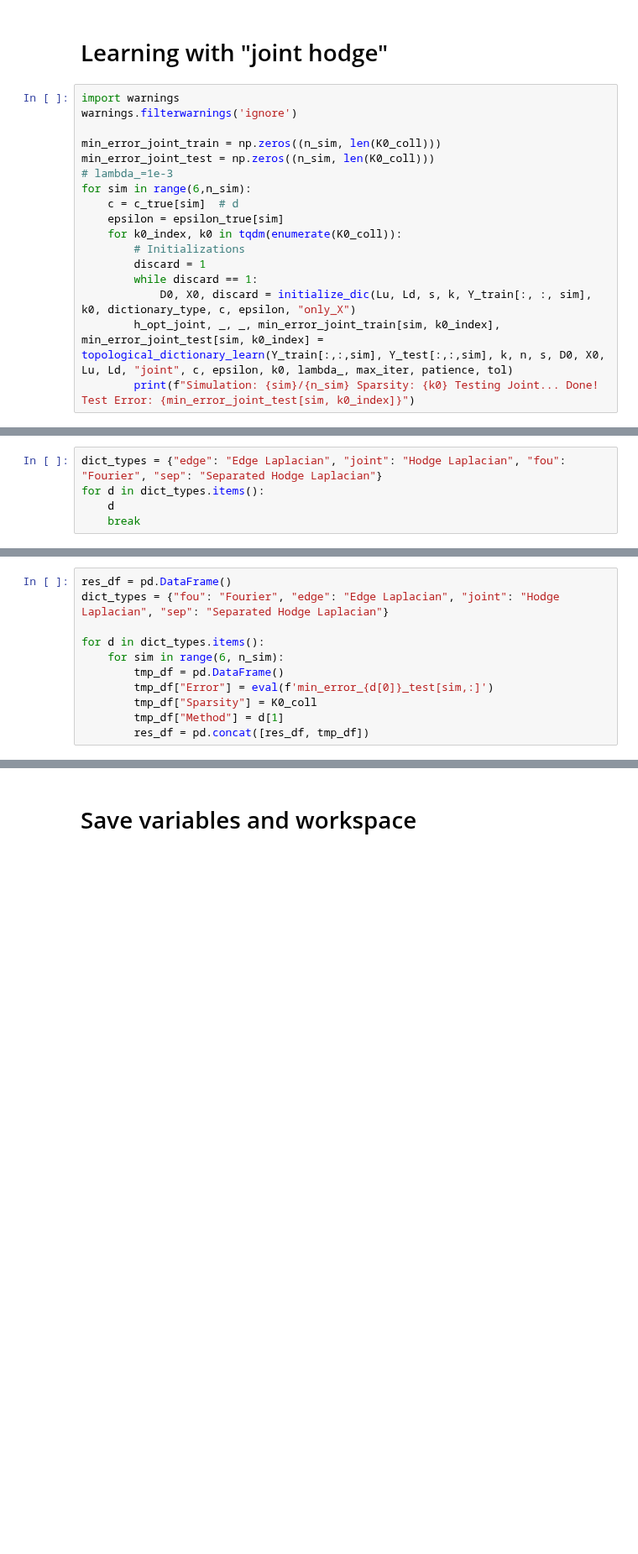
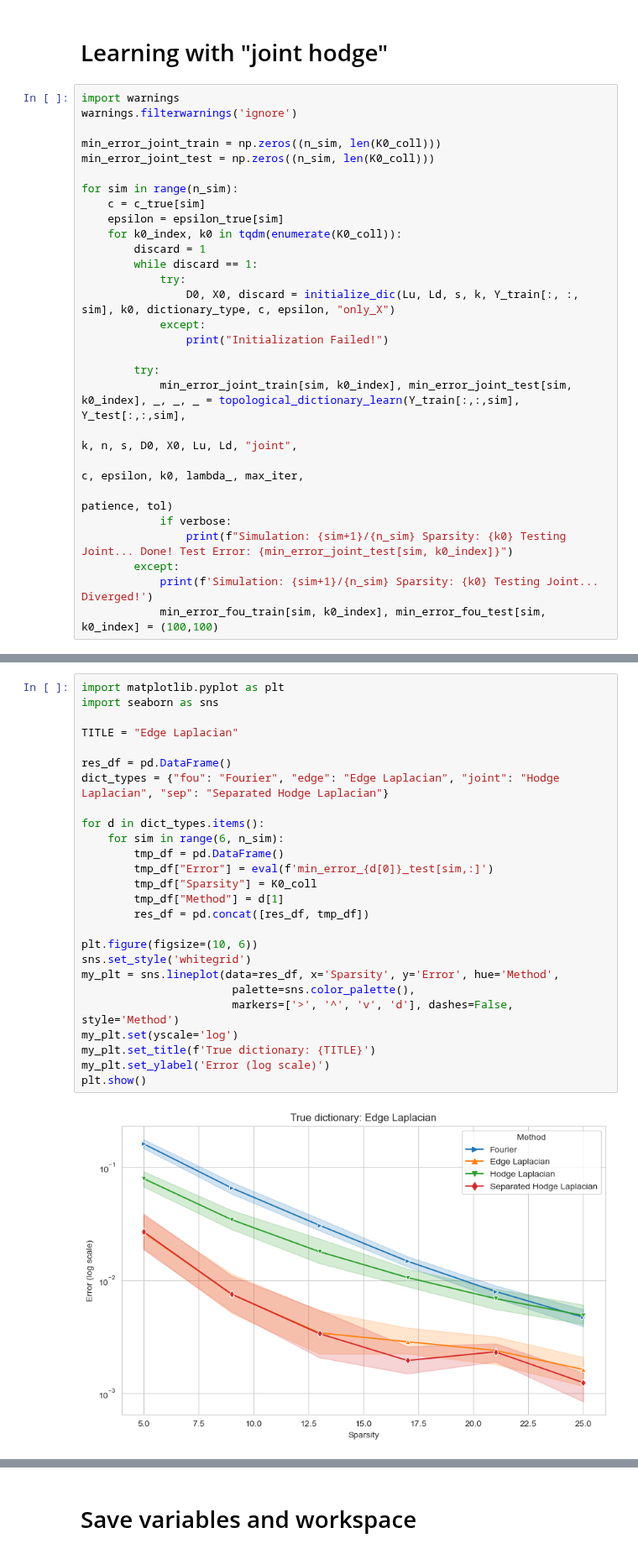
Before and after one commit to Engrima18/TSP-DictionaryLearning, a Jupyter notebook: prova.ipynb, the cells around one changed output, grey strips where cells are left out. Shown at 84% size. Saved outputs shown, nothing was run; the diff lists cells and outputs as text; blank space fills up the shorter version.

Commit message:
added edge plot

```diff
--- a/prova.ipynb
+++ b/prova.ipynb
@@ -1213,15 +1115,26 @@ warnings.filterwarnings('ignore')
 
 min_error_joint_train = np.zeros((n_sim, len(K0_coll)))
 min_error_joint_test = np.zeros((n_sim, len(K0_coll)))
-# lambda_=1e-3
-for sim in range(6,n_sim):
-    c = c_true[sim]  # d
+
+for sim in range(n_sim):
+    c = c_true[sim]
     epsilon = epsilon_true[sim]
     for k0_index, k0 in tqdm(enumerate(K0_coll)):
-        # Initializations
         discard = 1
         while discard == 1:
-            D0, X0, discard = initialize_dic(Lu, Ld, s, k, Y_train[:, :, sim], k0, dictionary_type, c, epsilon, "only_X")
-        h_opt_joint, _, _, min_error_joint_train[sim, k0_index], min_error_joint_test[sim, k0_index] = topological_dictionary_learn(Y_train[:,:,sim], Y_test[:,:,sim], k, n, s, D0, X0, Lu, Ld, "joint", c, epsilon, k0, lambda_, max_iter, patience, tol)
-        print(f"Simulation: {sim}/{n_sim} Sparsity: {k0} Testing Joint... Done! Test Error: {min_error_joint_test[sim, k0_index]}")
+            try:
+                D0, X0, discard = initialize_dic(Lu, Ld, s, k, Y_train[:, :, sim], k0, dictionary_type, c, epsilon, "only_X")
+            except:
+                print("Initialization Failed!")
+
+        try:
+            min_error_joint_train[sim, k0_index], min_error_joint_test[sim, k0_index], _, _, _ = topological_dictionary_learn(Y_train[:,:,sim], Y_test[:,:,sim],
+                                                                                                                             k, n, s, D0, X0, Lu, Ld, "joint",
+                                                                                                                             c, epsilon, k0, lambda_, max_iter,
+                                                                                                                             patience, tol)
+            if verbose:
+                print(f"Simulation: {sim+1}/{n_sim} Sparsity: {k0} Testing Joint... Done! Test Error: {min_error_joint_test[sim, k0_index]}")
+        except:
+            print(f'Simulation: {sim+1}/{n_sim} Sparsity: {k0} Testing Joint... Diverged!')
+            min_error_fou_train[sim, k0_index], min_error_fou_test[sim, k0_index] = (100,100)
 # %% [output]
@@ -1256,5 +1155,0 @@ plt.show()
-# %%
-dict_types = {"edge": "Edge Laplacian", "joint": "Hodge Laplacian", "fou": "Fourier", "sep": "Separated Hodge Laplacian"}
-for d in dict_types.items():
-    d
-    break
@@ -1266,11 +1156,28 @@ array([0.11064632, 0.05230134, 0.02876001, 0.01758677, 0.01213862,
 # %%
+import matplotlib.pyplot as plt
+import seaborn as sns
+
+TITLE = "Edge Laplacian"
+
 res_df = pd.DataFrame()
 dict_types = {"fou": "Fourier", "edge": "Edge Laplacian", "joint": "Hodge Laplacian", "sep": "Separated Hodge Laplacian"}
 
 for d in dict_types.items():
     for sim in range(6, n_sim):
         tmp_df = pd.DataFrame()
         tmp_df["Error"] = eval(f'min_error_{d[0]}_test[sim,:]')
         tmp_df["Sparsity"] = K0_coll
         tmp_df["Method"] = d[1]
         res_df = pd.concat([res_df, tmp_df])
+
+plt.figure(figsize=(10, 6))
+sns.set_style('whitegrid')
+my_plt = sns.lineplot(data=res_df, x='Sparsity', y='Error', hue='Method',
+                       palette=sns.color_palette(),
+                       markers=['>', '^', 'v', 'd'], dashes=False, style='Method')
+my_plt.set(yscale='log')
+my_plt.set_title(f'True dictionary: {TITLE}')
+my_plt.set_ylabel('Error (log scale)')
+plt.show()
+# %% [output]
+[figure, added]
```
Also changed, not shown: parts of 27 cells of this notebook, 3 other files.
